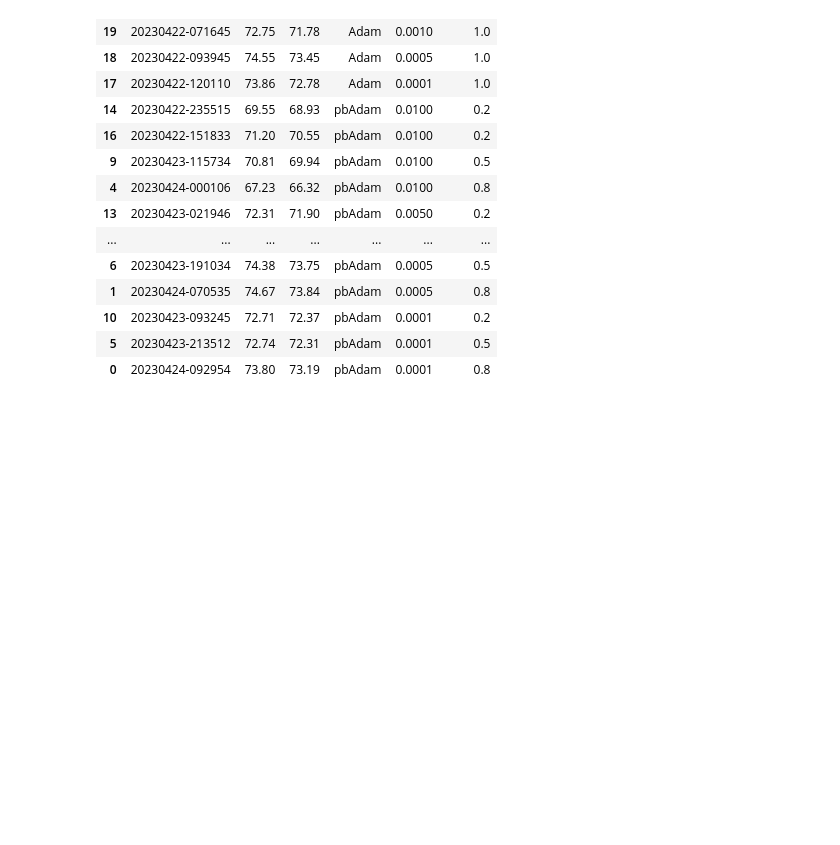
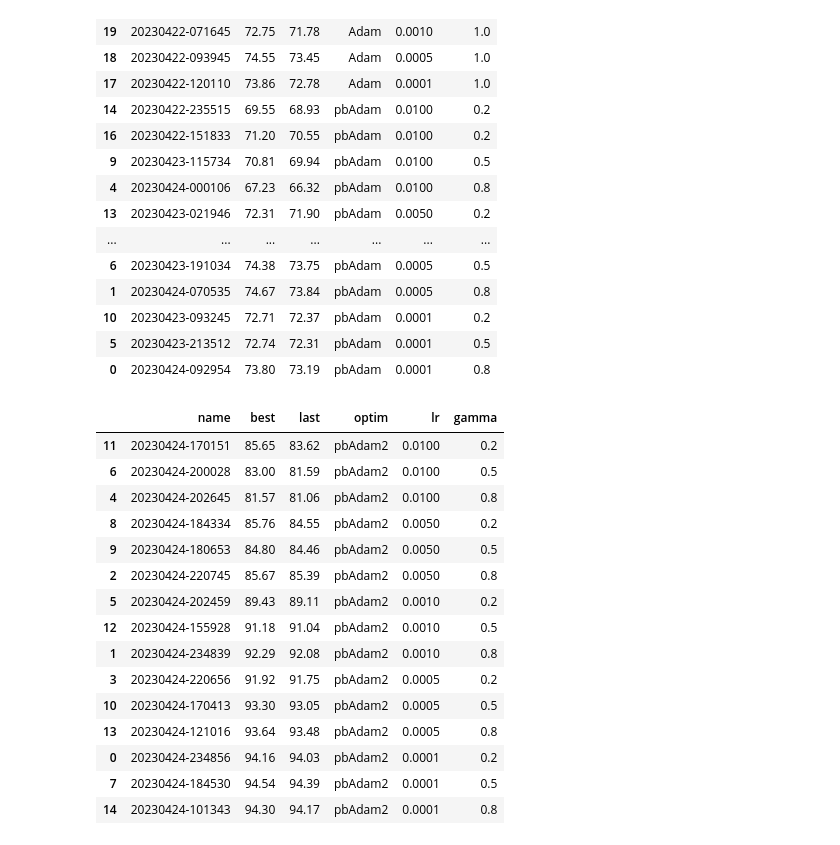
Before and after one commit to lxysl/pbSGD, a Jupyter notebook: statistics.ipynb, the cells around one changed output. Cells and saved outputs as stored; diff of their text form; code cells hidden in the pictures; blank space fills up the shorter version.

```diff
--- a/statistics.ipynb
+++ b/statistics.ipynb
@@ -272,3 +272,68 @@ runs_df
 | 10 | 20230423-093245 | 72.71 | 72.37 | pbAdam | 0.0001 | 0.2 |
 | 5 | 20230423-213512 | 72.74 | 72.31 | pbAdam | 0.0001 | 0.5 |
 | 0 | 20230424-092954 | 73.80 | 73.19 | pbAdam | 0.0001 | 0.8 |
+# %%
+api = wandb.Api()
+
+runs = api.runs(path="lxy764139720/pbAdam")
+summary_list, history_list, config_list, name_list = [], [], [], []
+optim_list, lr_list, gamma_list = [], [], []
+best_list, last_list = [], []
+for run in runs:
+    if run.config['optim'] == 'pbAdam2':
+        summary_list.append(run.summary._json_dict)
+        # history_list.append(run.history())
+        # config_list.append(
+        #     {k: v for k,v in run.config.items()
+        #      if not k.startswith('_')})
+        name_list.append(run.name)
+
+        try:
+            accuracy = run.history()['val acc'][-30:]
+            # 保留两位小数
+            best = np.round(max(accuracy), 2)
+            last = np.round(np.mean(accuracy), 2)
+            best_list.append(best)
+            last_list.append(last)
+        except:
+            best_list.append(0)
+            last_list.append(0)
+
+        optim = run.config['optim']
+        lr = run.config['lr']
+        gamma = run.config['gamma']
+
+        optim_list.append(optim)
+        lr_list.append(lr)
+        gamma_list.append(gamma)
+
+runs_df = pd.DataFrame({
+    "name": name_list,
+    "best": best_list,
+    "last": last_list,
+    "optim": optim_list,
+    "lr": lr_list,
+    "gamma": gamma_list,
+    })
+# runs_df = runs_df.sort_values(by=['optim', 'lr', 'gamma'])
+# sort runs_df by optim lr gamma, where lr is listed in descending order
+runs_df = runs_df.sort_values(by=['optim', 'lr', 'gamma'], ascending=[True, False, True])
+runs_df.to_csv("cifar10_res50_pbAdam2_results.csv")
+runs_df
+# %% [output]
+|  | name | best | last | optim | lr | gamma |
+| 11 | 20230424-170151 | 85.65 | 83.62 | pbAdam2 | 0.0100 | 0.2 |
+| 6 | 20230424-200028 | 83.00 | 81.59 | pbAdam2 | 0.0100 | 0.5 |
+| 4 | 20230424-202645 | 81.57 | 81.06 | pbAdam2 | 0.0100 | 0.8 |
+| 8 | 20230424-184334 | 85.76 | 84.55 | pbAdam2 | 0.0050 | 0.2 |
+| 9 | 20230424-180653 | 84.80 | 84.46 | pbAdam2 | 0.0050 | 0.5 |
+| 2 | 20230424-220745 | 85.67 | 85.39 | pbAdam2 | 0.0050 | 0.8 |
+| 5 | 20230424-202459 | 89.43 | 89.11 | pbAdam2 | 0.0010 | 0.2 |
+| 12 | 20230424-155928 | 91.18 | 91.04 | pbAdam2 | 0.0010 | 0.5 |
+| 1 | 20230424-234839 | 92.29 | 92.08 | pbAdam2 | 0.0010 | 0.8 |
+| 3 | 20230424-220656 | 91.92 | 91.75 | pbAdam2 | 0.0005 | 0.2 |
+| 10 | 20230424-170413 | 93.30 | 93.05 | pbAdam2 | 0.0005 | 0.5 |
+| 13 | 20230424-121016 | 93.64 | 93.48 | pbAdam2 | 0.0005 | 0.8 |
+| 0 | 20230424-234856 | 94.16 | 94.03 | pbAdam2 | 0.0001 | 0.2 |
+| 7 | 20230424-184530 | 94.54 | 94.39 | pbAdam2 | 0.0001 | 0.5 |
+| 14 | 20230424-101343 | 94.30 | 94.17 | pbAdam2 | 0.0001 | 0.8 |
```
Also changed, not shown: 14 other files.
